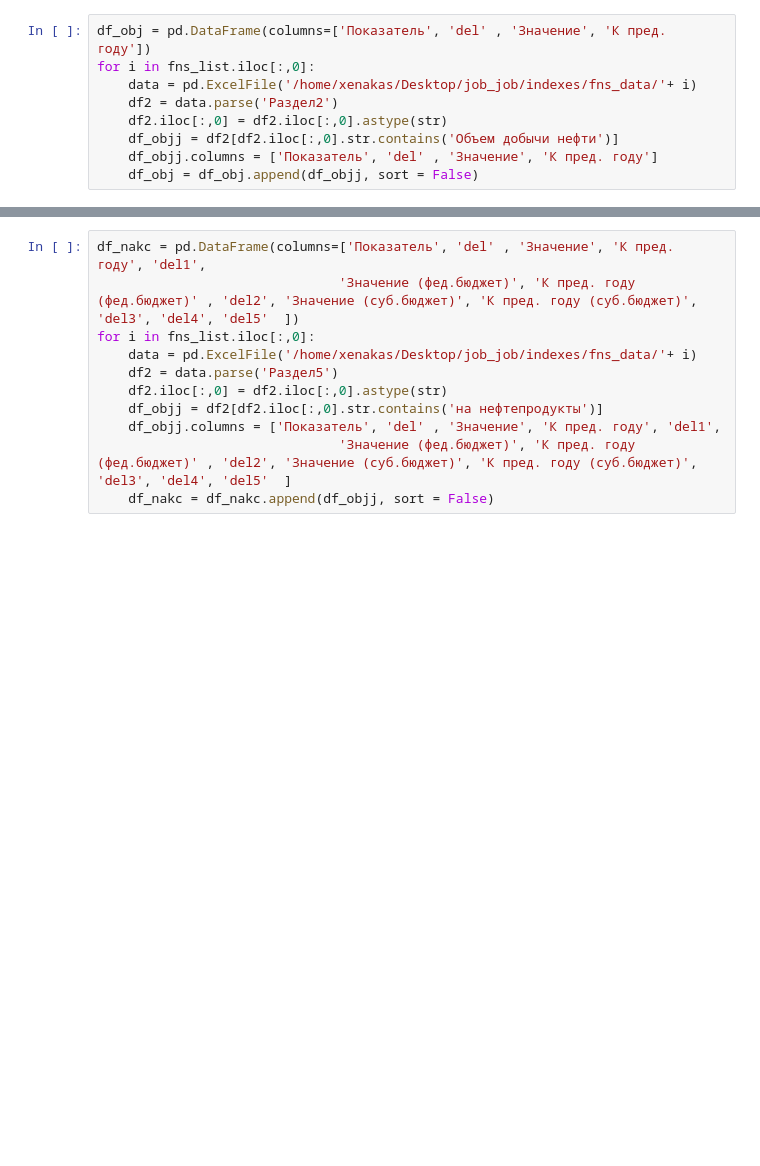
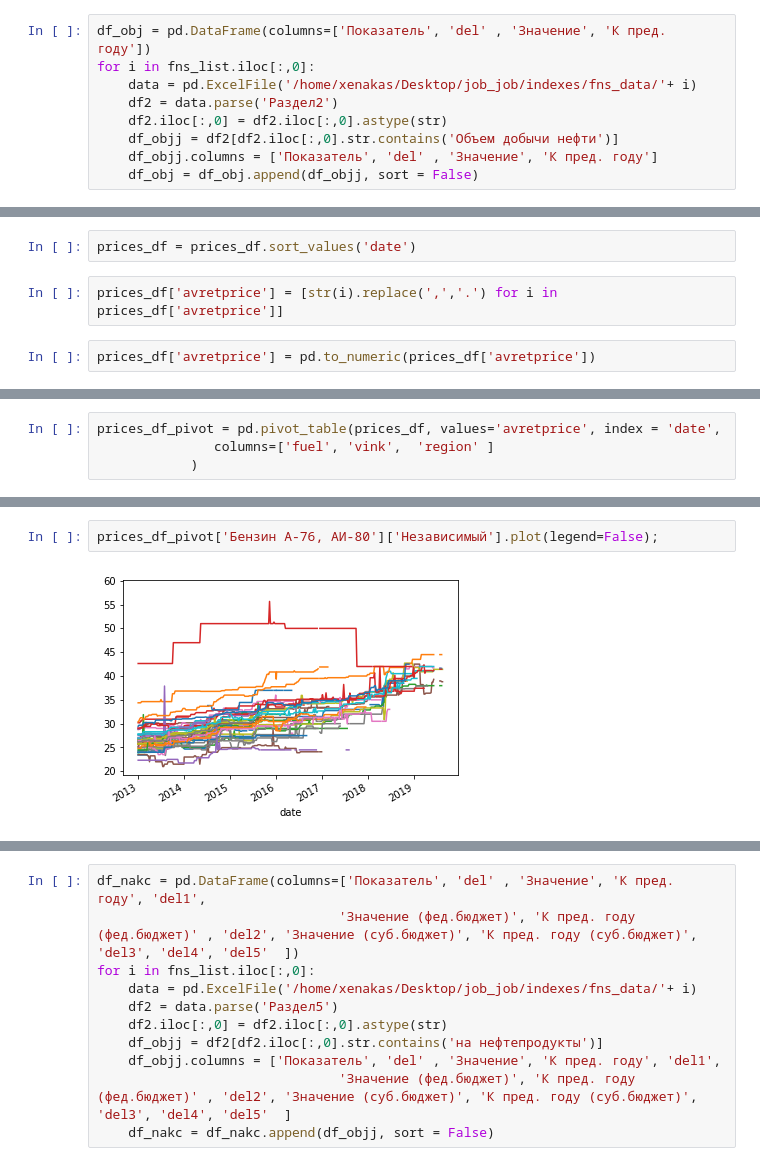
Before and after one commit to xenakas/py_projects, a Jupyter notebook: oil_indexes/oil_indexes.ipynb, the cells around one changed output, grey strips where cells are left out. Drawn from its saved outputs; the diff is of its cells as text; blank space fills up the shorter version.

```diff
--- a/oil_indexes/oil_indexes.ipynb
+++ b/oil_indexes/oil_indexes.ipynb
@@ -178,0 +443,6 @@ df_obj
+# %%
+prices_df = prices_df.sort_values('date')
+# %%
+prices_df['avretprice'] = [str(i).replace(',','.') for i in prices_df['avretprice']]
+# %%
+prices_df['avretprice'] = pd.to_numeric(prices_df['avretprice'])
@@ -178,0 +451,4 @@ df_obj
+# %%
+prices_df_pivot = pd.pivot_table(prices_df, values='avretprice', index = 'date',
+               columns=['fuel', 'vink',  'region' ]
+            )
@@ -178,0 +491,4 @@ df_obj
+# %%
+prices_df_pivot['Бензин А-76, АИ-80']['Независимый'].plot(legend=False);
+# %% [output]
+[figure, added]
```
Also changed, not shown: parts of 96 cells of this notebook.
